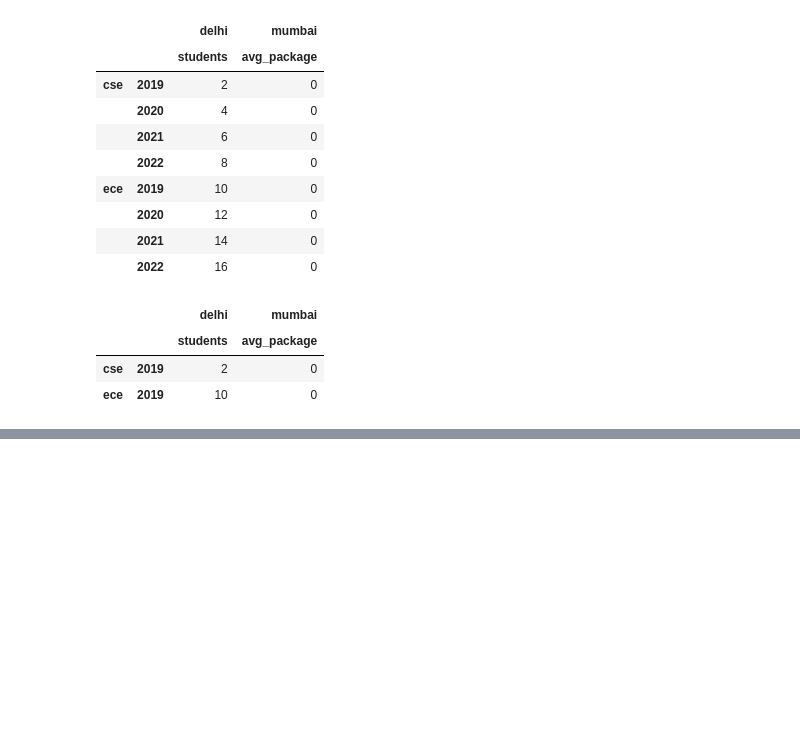
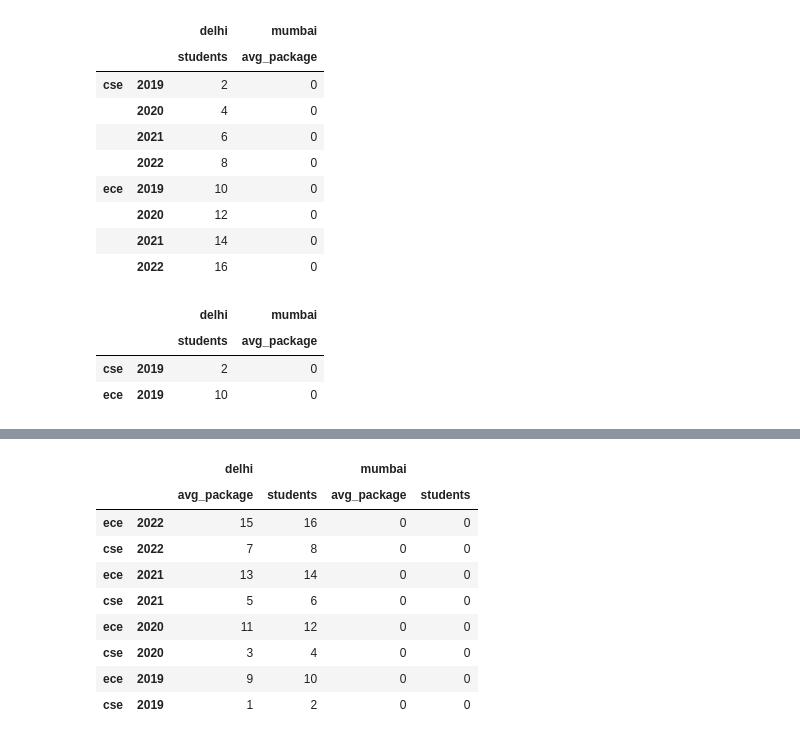
Before and after one commit to XionVolt/Ai-Ml, a Jupyter notebook: Programming/Pandas/08_MultiIndexSeriesAndDataframes.ipynb, the cells around one changed output, grey strips where cells are left out. Cells and saved outputs as stored; diff of their text form; code cells hidden in the pictures; blank space fills up the shorter version.

```diff
--- a/Programming/Pandas/08_MultiIndexSeriesAndDataframes.ipynb
+++ b/Programming/Pandas/08_MultiIndexSeriesAndDataframes.ipynb
@@ -562,0 +593,14 @@ branch_df5.iloc[:5:4,1:3] # with fancy indexing `branch_df5.iloc[[0,4],[1,2]]`
+# %%
+# sort on level1 only
+branch_df5.sort_index(level=1, ascending=False)
+# %% [output]
+|  |  | delhi |  | mumbai |  |
+|  |  | avg_package | students | avg_package | students |
+| ece | 2022 | 15 | 16 | 0 | 0 |
+| cse | 2022 | 7 | 8 | 0 | 0 |
+| ece | 2021 | 13 | 14 | 0 | 0 |
+| cse | 2021 | 5 | 6 | 0 | 0 |
+| ece | 2020 | 11 | 12 | 0 | 0 |
+| cse | 2020 | 3 | 4 | 0 | 0 |
+| ece | 2019 | 9 | 10 | 0 | 0 |
+| cse | 2019 | 1 | 2 | 0 | 0 |
```
Also changed, not shown: parts of 26 cells of this notebook, 1 other file.
